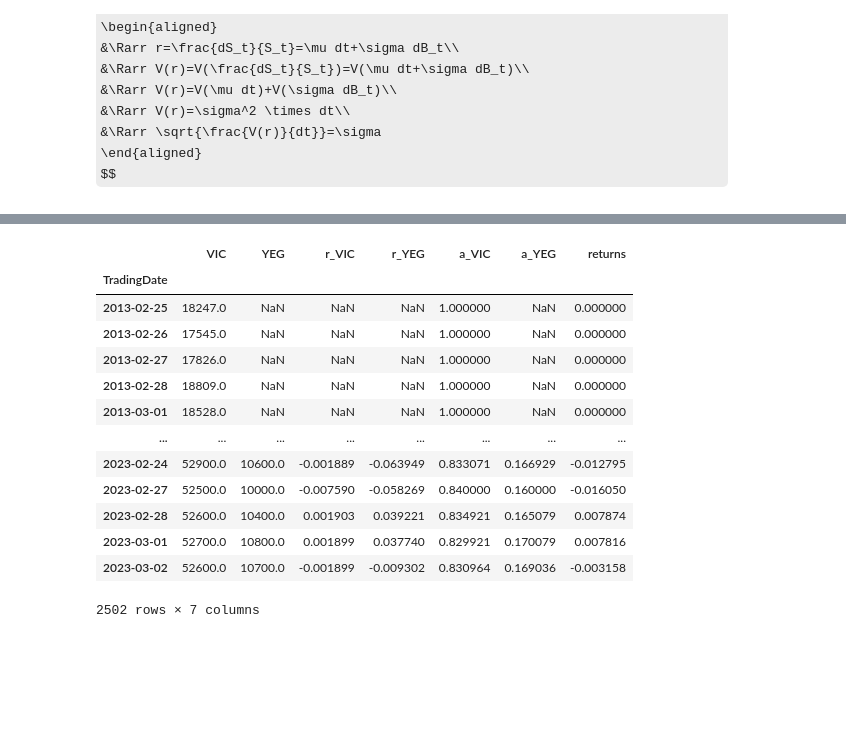
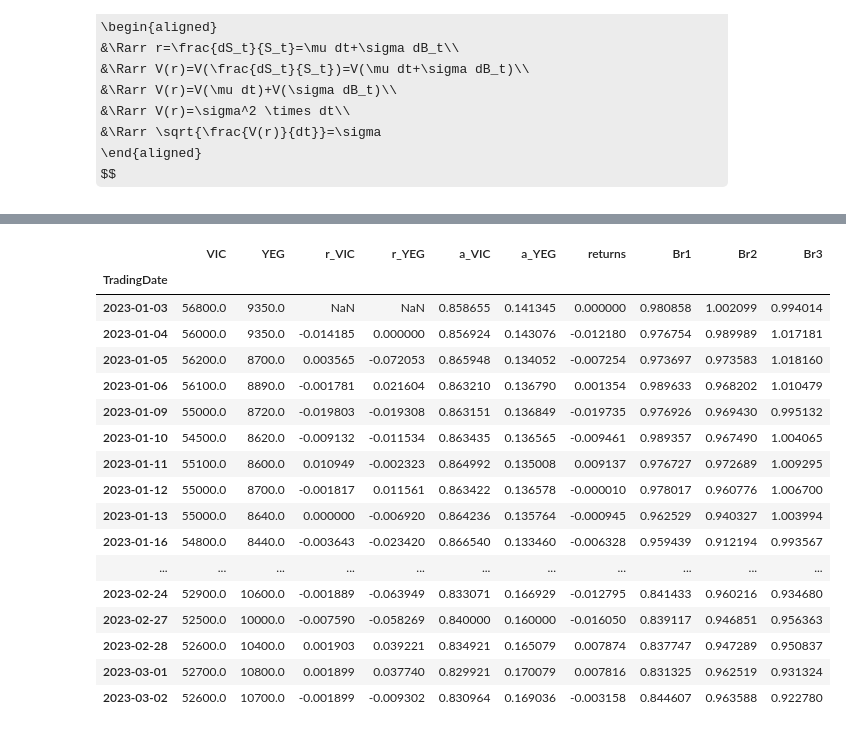
Before and after one commit to khanhtrinh2003/Financial-mathematics, a Jupyter notebook: kiem_tra.ipynb, the cells around one changed output, grey strips where cells are left out. Cells and saved outputs as stored; diff of their text form; code cells hidden in the pictures; some formulas as TeX source; blank space fills up the shorter version.

```diff
--- a/kiem_tra.ipynb
+++ b/kiem_tra.ipynb
@@ -16,6 +16,6 @@ Index(['AAA', 'AAM', 'AAT', 'ABR', 'ABS', 'ABT', 'ACB', 'ACC', 'ACG', 'ACL',
        'VPS', 'VRC', 'VRE', 'VSC', 'VSH', 'VSI', 'VTB', 'VTO', 'YBM', 'YEG'],
       dtype='object', length=406)
 # %%
-start = "2023-01-01"
+start = "2019-01-01"
 end = "2023-03-31"
 df = vn[(pd.Timestamp(start).date()<=vn.index.date)&(vn.index.date<=pd.Timestamp(end).date())][["VIC","YEG"]]
@@ -173,20 +179,25 @@ plt.show()
 # %%
 df[['r_VIC','r_YEG']]=ti_suat
 df[["a_VIC","a_YEG"]]=weights
 df["returns"]=(weights.shift(1)*ti_suat).sum(axis=1)
+df[['Br1','Br2','Br3']]=pd.DataFrame(U.T,index=df.index)[[1,2,3]]
 df
 # %% [output]
-|  | VIC | YEG | r_VIC | r_YEG | a_VIC | a_YEG | returns |
-| TradingDate |  |  |  |  |  |  |  |
-| 2013-02-25 | 18247.0 | NaN | NaN | NaN | 1.000000 | NaN | 0.000000 |
-| 2013-02-26 | 17545.0 | NaN | NaN | NaN | 1.000000 | NaN | 0.000000 |
-| 2013-02-27 | 17826.0 | NaN | NaN | NaN | 1.000000 | NaN | 0.000000 |
-| 2013-02-28 | 18809.0 | NaN | NaN | NaN | 1.000000 | NaN | 0.000000 |
-| 2013-03-01 | 18528.0 | NaN | NaN | NaN | 1.000000 | NaN | 0.000000 |
-| ... | ... | ... | ... | ... | ... | ... | ... |
-| 2023-02-24 | 52900.0 | 10600.0 | -0.001889 | -0.063949 | 0.833071 | 0.166929 | -0.012795 |
-| 2023-02-27 | 52500.0 | 10000.0 | -0.007590 | -0.058269 | 0.840000 | 0.160000 | -0.016050 |
-| 2023-02-28 | 52600.0 | 10400.0 | 0.001903 | 0.039221 | 0.834921 | 0.165079 | 0.007874 |
-| 2023-03-01 | 52700.0 | 10800.0 | 0.001899 | 0.037740 | 0.829921 | 0.170079 | 0.007816 |
-| 2023-03-02 | 52600.0 | 10700.0 | -0.001899 | -0.009302 | 0.830964 | 0.169036 | -0.003158 |
+|  | VIC | YEG | r_VIC | r_YEG | a_VIC | a_YEG | returns | Br1 | Br2 | Br3 |
+| TradingDate |  |  |  |  |  |  |  |  |  |  |
+| 2023-01-03 | 56800.0 | 9350.0 | NaN | NaN | 0.858655 | 0.141345 | 0.000000 | 0.980858 | 1.002099 | 0.994014 |
+| 2023-01-04 | 56000.0 | 9350.0 | -0.014185 | 0.000000 | 0.856924 | 0.143076 | -0.012180 | 0.976754 | 0.989989 | 1.017181 |
+| 2023-01-05 | 56200.0 | 8700.0 | 0.003565 | -0.072053 | 0.865948 | 0.134052 | -0.007254 | 0.973697 | 0.973583 | 1.018160 |
+| 2023-01-06 | 56100.0 | 8890.0 | -0.001781 | 0.021604 | 0.863210 | 0.136790 | 0.001354 | 0.989633 | 0.968202 | 1.010479 |
+| 2023-01-09 | 55000.0 | 8720.0 | -0.019803 | -0.019308 | 0.863151 | 0.136849 | -0.019735 | 0.976926 | 0.969430 | 0.995132 |
+| 2023-01-10 | 54500.0 | 8620.0 | -0.009132 | -0.011534 | 0.863435 | 0.136565 | -0.009461 | 0.989357 | 0.967490 | 1.004065 |
+| 2023-01-11 | 55100.0 | 8600.0 | 0.010949 | -0.002323 | 0.864992 | 0.135008 | 0.009137 | 0.976727 | 0.972689 | 1.009295 |
+| 2023-01-12 | 55000.0 | 8700.0 | -0.001817 | 0.011561 | 0.863422 | 0.136578 | -0.000010 | 0.978017 | 0.960776 | 1.006700 |
+| 2023-01-13 | 55000.0 | 8640.0 | 0.000000 | -0.006920 | 0.864236 | 0.135764 | -0.000945 | 0.962529 | 0.940327 | 1.003994 |
+| 2023-01-16 | 54800.0 | 8440.0 | -0.003643 | -0.023420 | 0.866540 | 0.133460 | -0.006328 | 0.959439 | 0.912194 | 0.993567 |
+| ... | ... | ... | ... | ... | ... | ... | ... | ... | ... | ... |
+| 2023-02-24 | 52900.0 | 10600.0 | -0.001889 | -0.063949 | 0.833071 | 0.166929 | -0.012795 | 0.841433 | 0.960216 | 0.934680 |
+| 2023-02-27 | 52500.0 | 10000.0 | -0.007590 | -0.058269 | 0.840000 | 0.160000 | -0.016050 | 0.839117 | 0.946851 | 0.956363 |
+| 2023-02-28 | 52600.0 | 10400.0 | 0.001903 | 0.039221 | 0.834921 | 0.165079 | 0.007874 | 0.837747 | 0.947289 | 0.950837 |
+| 2023-03-01 | 52700.0 | 10800.0 | 0.001899 | 0.037740 | 0.829921 | 0.170079 | 0.007816 | 0.831325 | 0.962519 | 0.931324 |
+| 2023-03-02 | 52600.0 | 10700.0 | -0.001899 | -0.009302 | 0.830964 | 0.169036 | -0.003158 | 0.844607 | 0.963588 | 0.922780 |
-2502 rows × 7 columns
```
Also changed, not shown: parts of 10 cells of this notebook, 1 other file.
